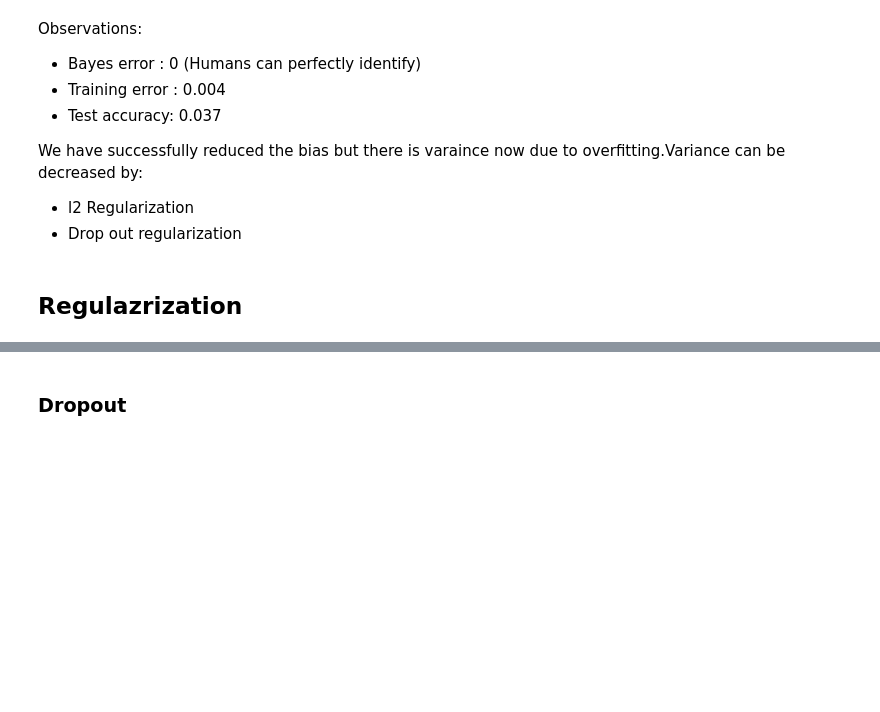
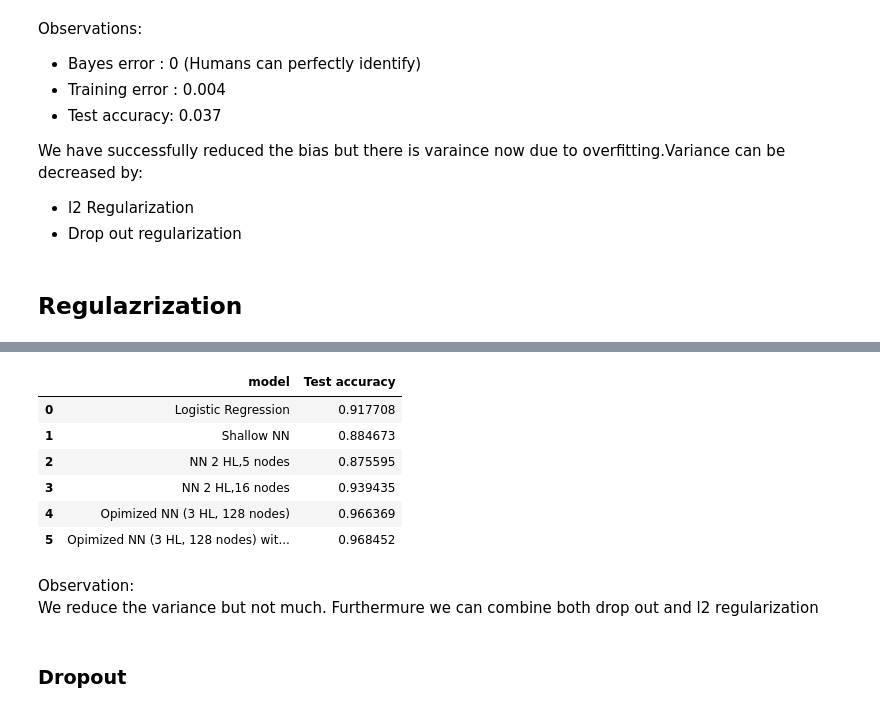
Before and after one commit to Onk24/Digit_Recognizer, a Jupyter notebook: Digit_Recognizer.ipynb, the cells around one changed output, grey strips where cells are left out. Drawn from its saved outputs; the diff is of its cells as text; code cells hidden in the pictures; blank space fills up the shorter version.

Commit message:
Optimized NN with regularization

```diff
--- a/Digit_Recognizer.ipynb
+++ b/Digit_Recognizer.ipynb
@@ -533,0 +580,2 @@ We have successfully reduced the bias but there is varaince now due to overfitti
+# %%
+test_accuracy = model_fc_r.evaluate(X_test, y_test)[1]
@@ -534,3 +584,18 @@ We have successfully reduced the bias but there is varaince now due to overfitti
+# %%
+Summary_table  = Summary_table.append({"model": "Opimized NN (3 HL, 128 nodes) with Dropout", "Test accuracy": test_accuracy }, ignore_index = True)
+# %%
+Summary_table
+# %% [output]
+|  | model | Test accuracy |
+| 0 | Logistic Regression | 0.917708 |
+| 1 | Shallow NN | 0.884673 |
+| 2 | NN 2 HL,5 nodes | 0.875595 |
+| 3 | NN 2 HL,16 nodes | 0.939435 |
+| 4 | Opimized NN (3 HL, 128 nodes) | 0.966369 |
+| 5 | Opimized NN (3 HL, 128 nodes) wit... | 0.968452 |
+# %% [markdown]
+Observation: <br>
+ We reduce the variance but not much. Furthermure we can combine both drop out and l2 regularization
 # %% [markdown]
 ### Dropout
 # %%
```
Also changed, not shown: parts of 16 cells of this notebook.
